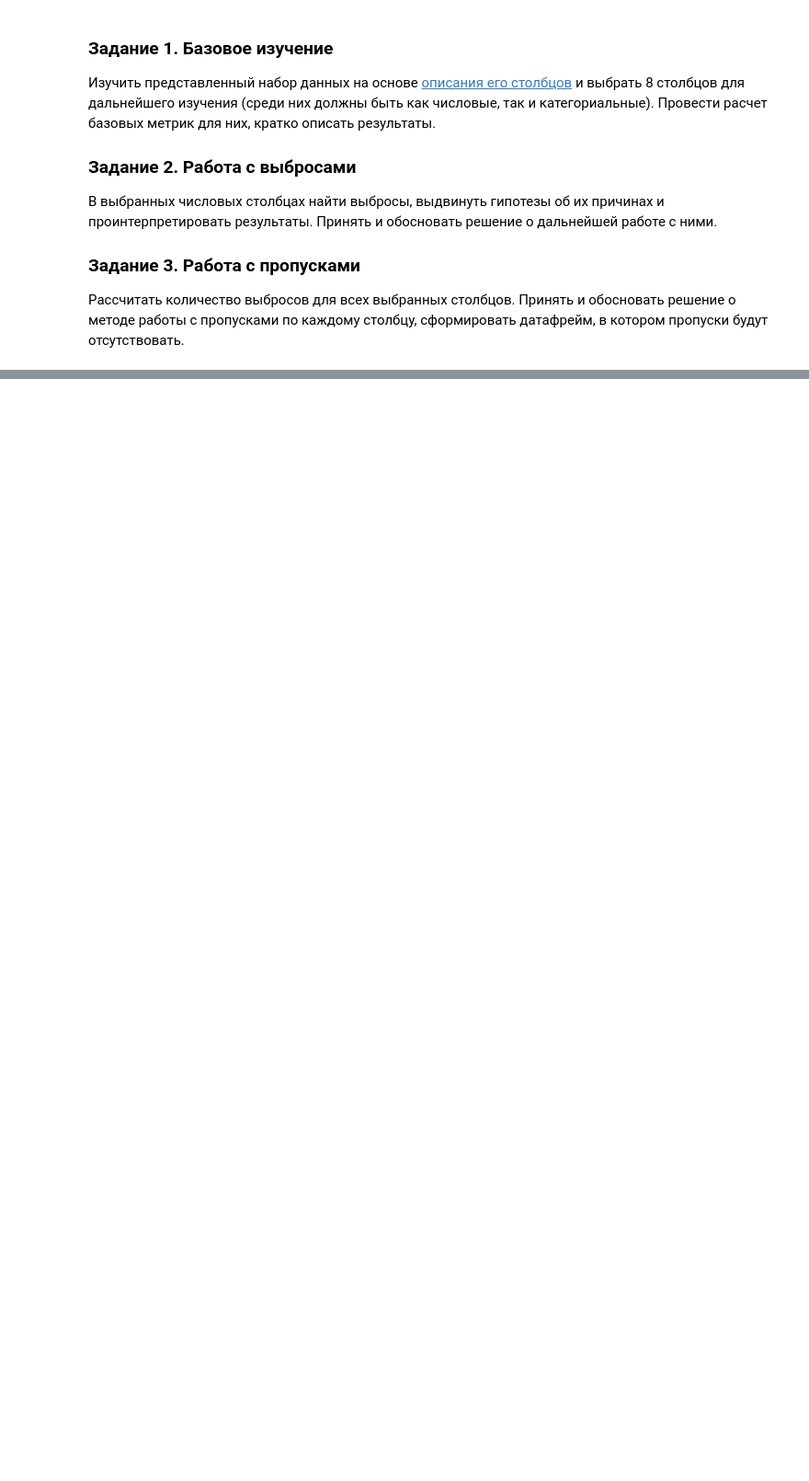
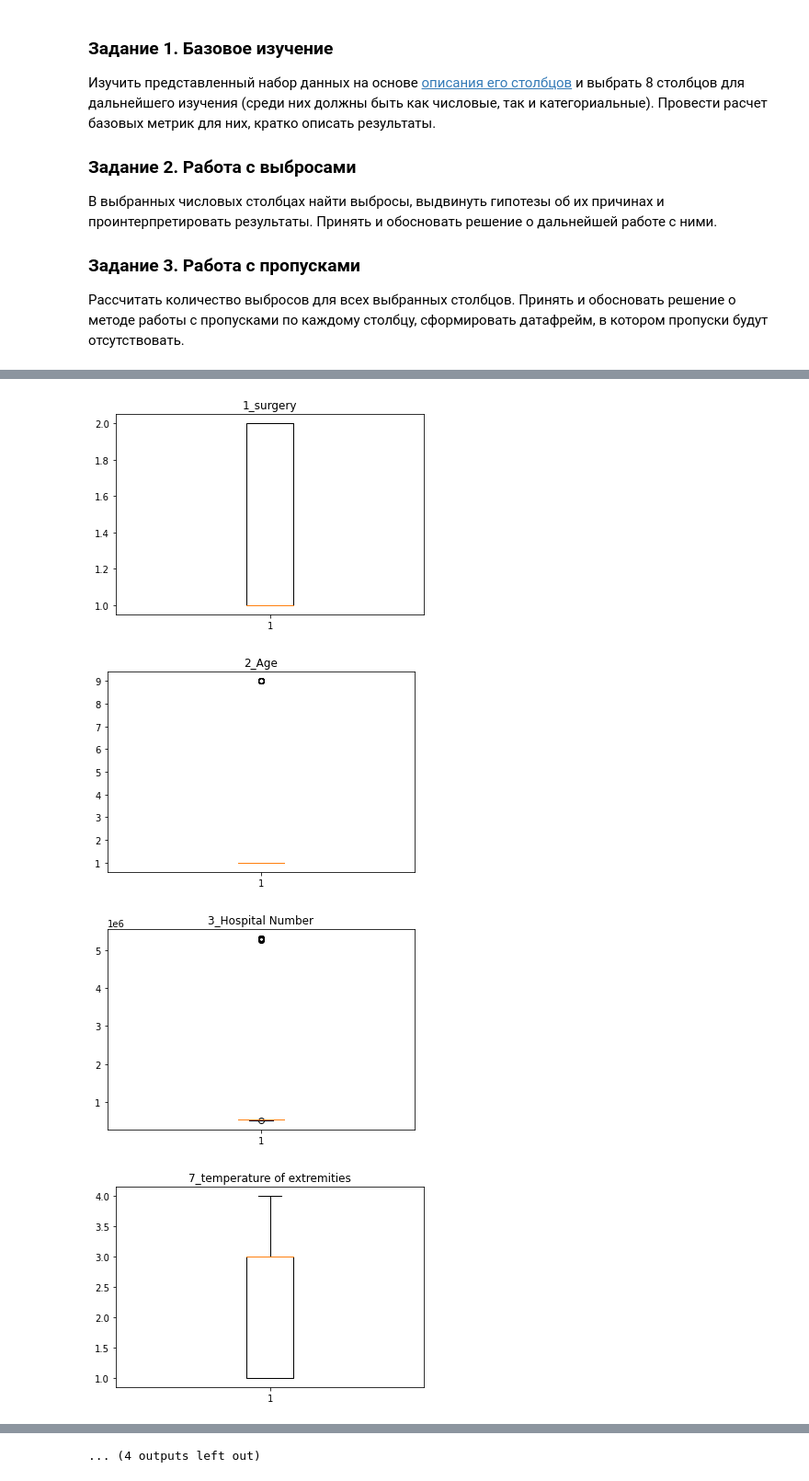
Before and after one commit to Dmitrsl/netology_python, a Jupyter notebook: statistics_basics/stat_basics.ipynb, the cells around one changed output, grey strips where cells are left out. Shown at 92% size. Saved outputs shown, nothing was run; the diff lists cells and outputs as text; code cells hidden in the pictures; blank space fills up the shorter version.

```diff
--- a/statistics_basics/stat_basics.ipynb
+++ b/statistics_basics/stat_basics.ipynb
@@ -209,0 +220,12 @@ horses.describe()
+# %%
+#Определим выбросы для колонок с непрерывными типами данных
+for col in horses.columns:
+    if horses[col].dtype in ['int8', 'int64']:
+        fig1, ax1 = plt.subplots()
+        ax1.set_title(col)
+        ax1.boxplot(horses[col])
+# %% [output]
+[figure, added]
+[figure, added]
+[figure, added]
+[figure, added]
@@ -209,0 +240 @@ horses.describe()
+... (4 outputs left out)
```
Also changed, not shown: parts of 38 cells of this notebook, 1 other file.
